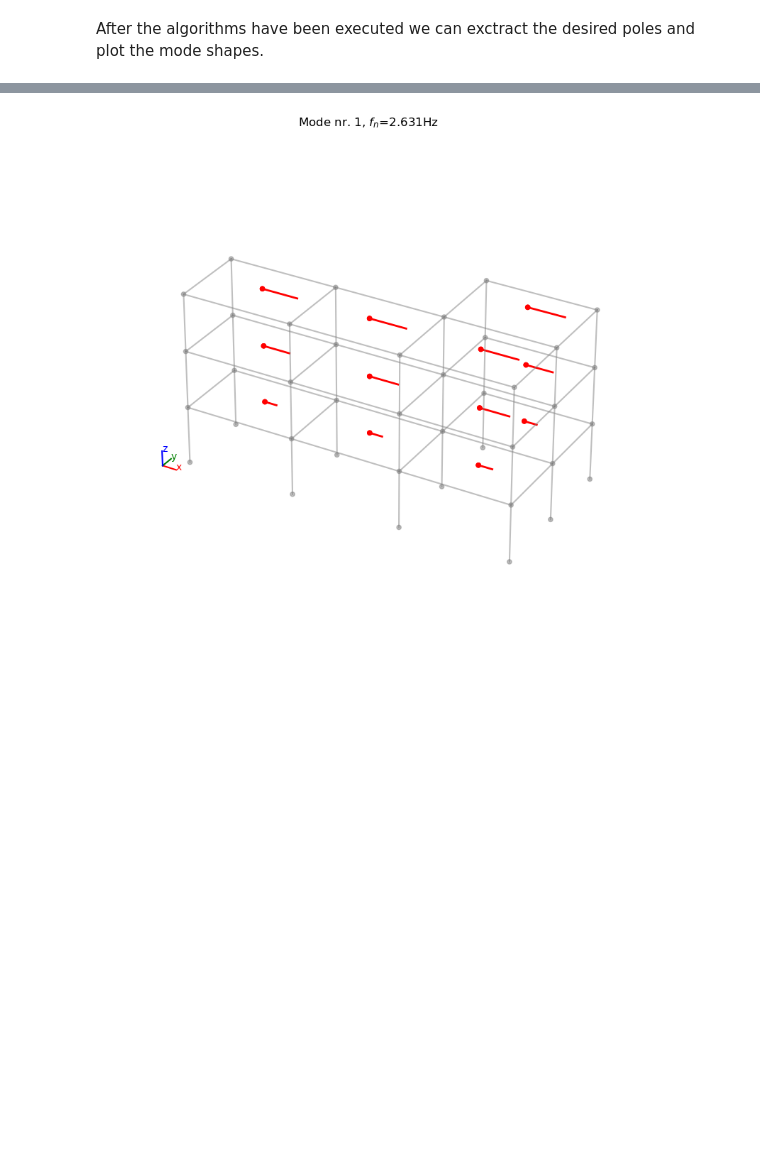
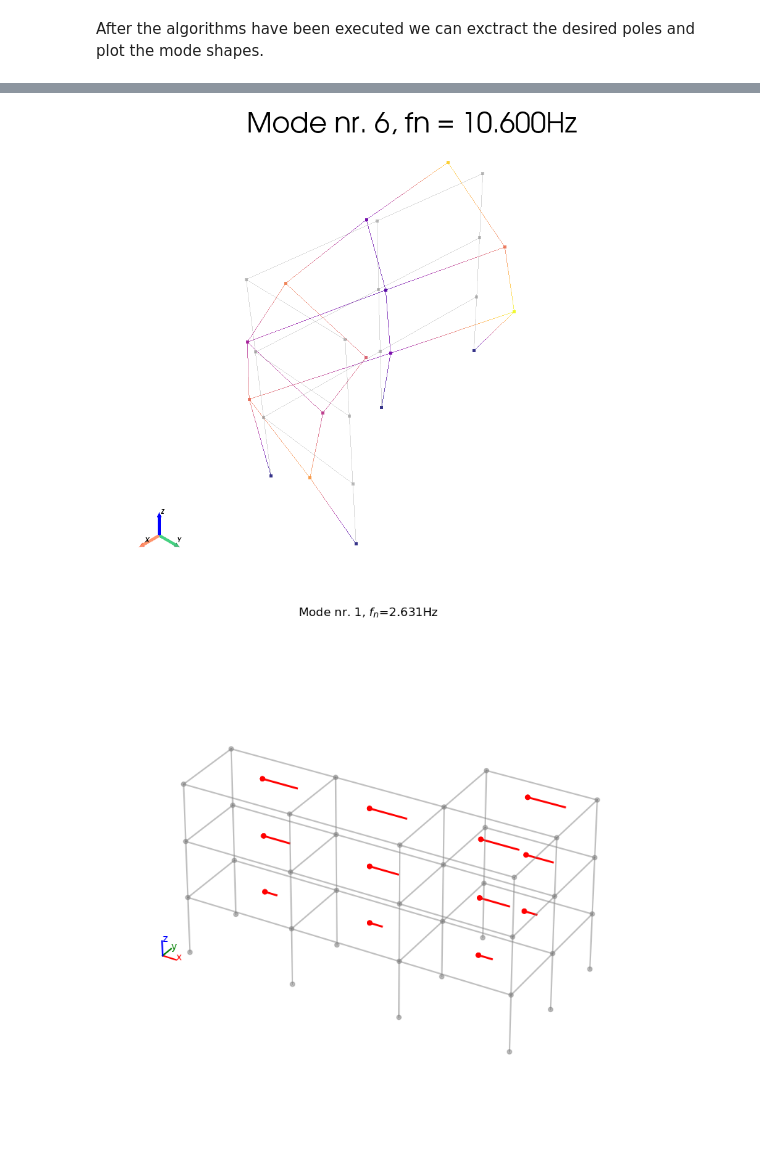
Before and after one commit to dagghe/pyOMA2, a Jupyter notebook: Examples/Example4.ipynb, the cells around one changed output, grey strips where cells are left out. Drawn from its saved outputs; the diff is of its cells as text; code cells hidden in the pictures; blank space fills up the shorter version.

```diff
--- a/Examples/Example4.ipynb
+++ b/Examples/Example4.ipynb
@@ -78,7 +78,7 @@ After the algorithms have been executed we can exctract the desired poles and pl
 msp.mpe(
     "SSIdat",
     sel_freq=[2.63, 2.69, 3.43, 8.29, 8.42, 10.62, 14.00, 14.09, 17.57],
-    order=80)
+    order_in=80)
 
 # plot mode shapes
 _, _ = msp.plot_mode_geo1(algo_res=ssidat.result, mode_nr=1, view="3D", scaleF=2)
@@ -90,4 +94,5 @@ Widget(value='<iframe src="http://localhost:57833/index.html?ui=P_0x1d4003e4c70_
-[figure, old version]
+[figure, new version]
+[figure, added]
 # %%
 ssidat.result.Fn
 # %% [output]
```
Also changed, not shown: parts of 5 cells of this notebook, 32 other files.
